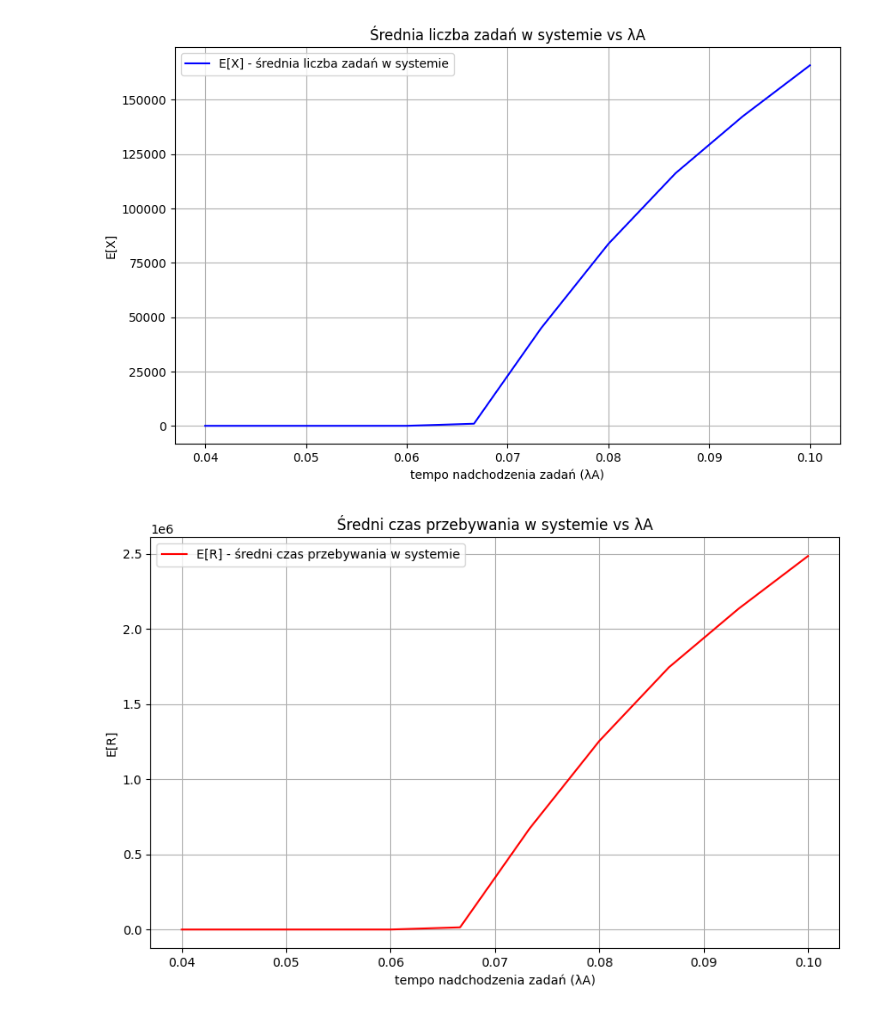
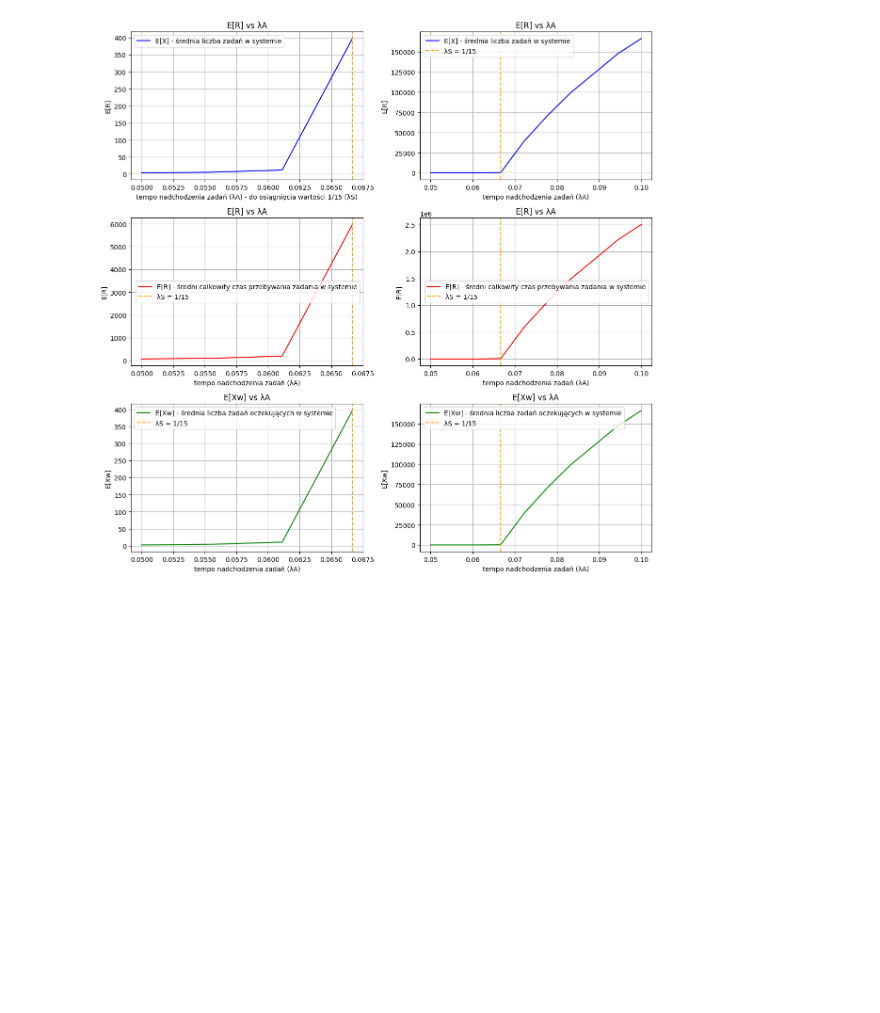
Before and after one commit to Blato122/MetodyStatystyczne-2024.25, a Jupyter notebook: queueing_systems/ex18.ipynb, the cells around one changed output. Drawn from its saved outputs; the diff is of its cells as text; code cells hidden in the pictures; blank space fills up the shorter version.

```diff
--- a/queueing_systems/ex18.ipynb
+++ b/queueing_systems/ex18.ipynb
@@ -122,5 +150,5 @@ class QueueingSystem:
 # %%
-lambdaA = np.linspace(1/25, 1/10, 10) # tempo nadchodzenia zadań
+lambdaA = np.linspace(1/20, 1/10, 10) # tempo nadchodzenia zadań
 lambdaS = 1/15 # tempo obsługi zadań - bez zmian (1/15) - mierzymy tu zależność od lambdaA
 
 E_X_values = []
@@ -133,47 +161,79 @@ for lA in lambdaA:
     mm1.simulate()
     # theoretical Little's law results:
     average_time_in_system = mm1.calculate_average_time_in_system()
-    arrival_rate = mm1.calculate_arrival_rate()
     average_number_in_system = mm1.calculate_average_number_in_system()
-
-    print("Tempo nadchodzenia zadań (λ):", arrival_rate)
-    print("Średni czas spędzony w systemie (W):", average_time_in_system)
-    print("Średnia liczba zadań w systemie (L):", average_number_in_system)
-    print("λ * W:", arrival_rate * average_time_in_system)
-    print()
+    average_number_in_queue = mm1.calculate_average_number_in_queue()
 
     E_X = average_number_in_system
     E_R = average_time_in_system
-    E_Xw = lA * (E_R - E_X)
+    E_Xw = average_number_in_queue
 
     E_X_values.append(E_X)
     E_R_values.append(E_R)
     E_Xw_values.append(E_Xw)
 
-plt.figure(figsize=(10, 6))
-plt.plot(lambdaA, E_X_values, 'b-', label='E[X] - średnia liczba zadań w systemie')
-plt.xlabel('tempo nadchodzenia zadań (λA)')
-plt.ylabel('E[X]')
-plt.title('Średnia liczba zadań w systemie vs λA')
+# ---
+
+plt.figure(figsize=(12, 12))
+
+plt.subplot(3, 2, 1)
+plt.plot(lambdaA[:4], E_X_values[:4], 'b-', label='E[X] - średnia liczba zadań w systemie')
+plt.axvline(x=1/15, color='orange', linestyle='--')
+plt.xlabel('tempo nadchodzenia zadań (λA) - do osiągnięcia wartości 1/15 (λS)')
+plt.ylabel('E[R]')
+plt.title('E[R] vs λA')
 plt.legend()
 plt.grid(True)
-plt.show()
 
-plt.figure(figsize=(10, 6))
-plt.plot(lambdaA, E_R_values, 'r-', label='E[R] - średni czas przebywania w systemie')
+plt.subplot(3, 2, 2)
+plt.plot(lambdaA, E_X_values, 'b-', label='E[X] - średnia liczba zadań w systemie')
+plt.axvline(x=1/15, color='orange', linestyle='--', label='λS = 1/15')
 plt.xlabel('tempo nadchodzenia zadań (λA)')
 plt.ylabel('E[R]')
-plt.title('Średni czas przebywania w systemie vs λA')
+plt.title('E[R] vs λA')
 plt.legend()
 plt.grid(True)
-plt.show()
 
-plt.figure(figsize=(10, 6))
-plt.plot(lambdaA, E_Xw_values, 'g-', label='E[Xw] - średni czas oczekiwania')
+# ---
+
+plt.subplot(3, 2, 3)
+plt.plot(lambdaA[:4], E_R_values[:4], 'r-', label='E[R] - średni całkowity czas przebywania zadania w systemie')
+plt.axvline(x=1/15, color='orange', linestyle='--', label='λS = 1/15')
+plt.xlabel('tempo nadchodzenia zadań (λA) - do osiągnięcia wartości 1/15 (λS)')
+plt.ylabel('E[R]')
+plt.title('E[R] vs λA')
+plt.legend()
+plt.grid(True)
+
+plt.subplot(3, 2, 4)
+plt.plot(lambdaA, E_R_values, 'r-', label='E[R] - średni całkowity czas przebywania zadania w systemie')
+plt.axvline(x=1/15, color='orange', linestyle='--', label='λS = 1/15')
+plt.xlabel('tempo nadchodzenia zadań (λA)')
+plt.ylabel('E[R]')
+plt.title('E[R] vs λA')
+plt.legend()
+plt.grid(True)
+
+# ---
+
+plt.subplot(3, 2, 5)
+plt.plot(lambdaA[:4], E_Xw_values[:4], 'g-', label='E[Xw] - średnia liczba zadań oczekujących w systemie')
+plt.axvline(x=1/15, color='orange', linestyle='--', label='λS = 1/15')
+plt.xlabel('tempo nadchodzenia zadań (λA) - do osiągnięcia wartości 1/15 (λS)')
+plt.ylabel('E[Xw]')
+plt.title('E[Xw] vs λA')
+plt.legend()
+plt.grid(True)
+
+plt.subplot(3, 2, 6)
+plt.plot(lambdaA, E_Xw_values, 'g-', label='E[Xw] - średnia liczba zadań oczekujących w systemie')
+plt.axvline(x=1/15, color='orange', linestyle='--', label='λS = 1/15')
 plt.xlabel('tempo nadchodzenia zadań (λA)')
 plt.ylabel('E[Xw]')
-plt.title('Średni czas oczekiwania vs λA')
+plt.title('E[Xw] vs λA')
 plt.legend()
 plt.grid(True)
+
+plt.tight_layout()
 plt.show()
 # %% [output]
@@ -197,2 +250 @@ Tempo nadchodzenia zadań (λ): 0.06674063148207914
-[figure, old version]
+[figure, new version]
-[figure, removed]
```
Also changed, not shown: parts of 6 cells of this notebook, 3 other files.
